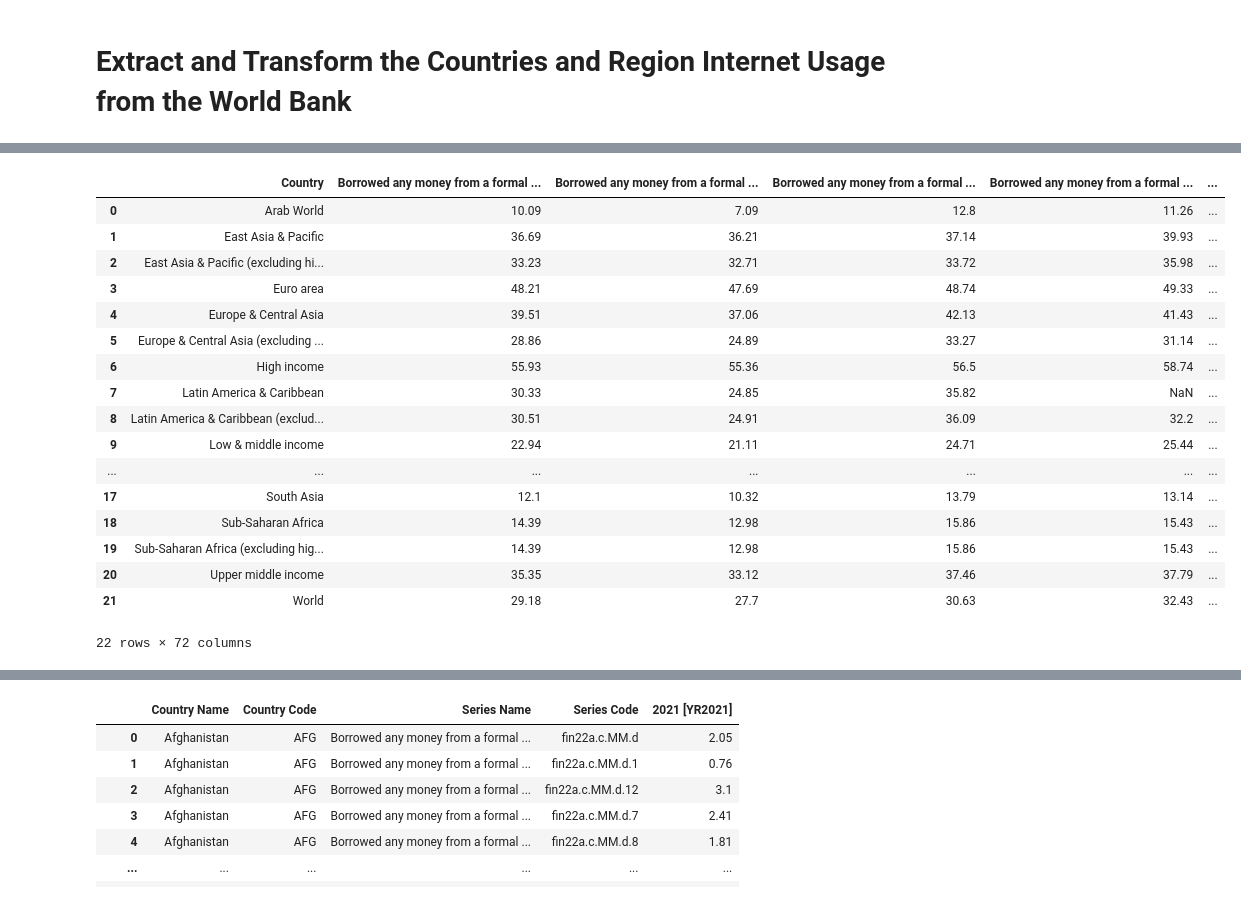
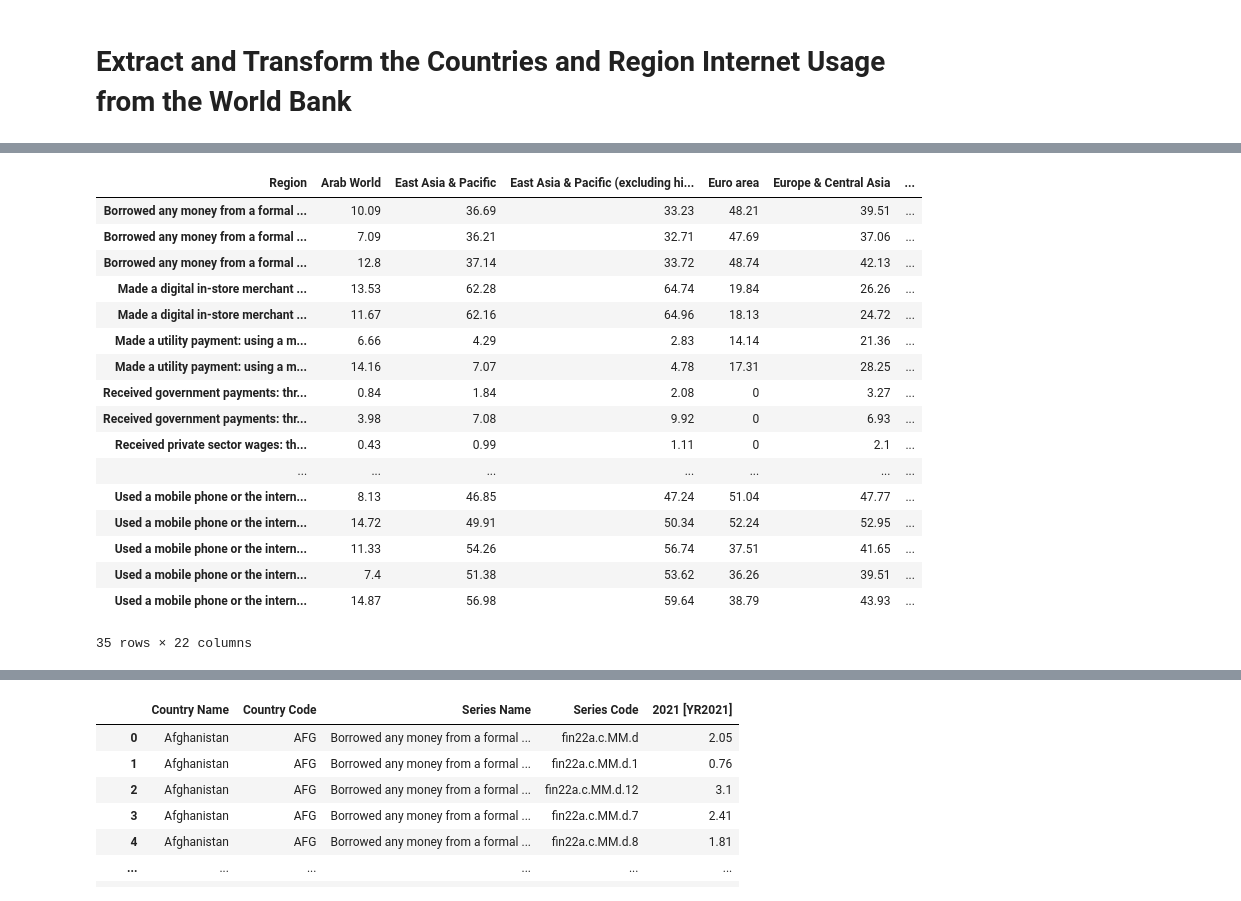
Before and after one commit to khadra1/Global-Connectivity, a Jupyter notebook: notebooks/cleaning_data.ipynb, the cells around one changed output, grey strips where cells are left out. Drawn from its saved outputs; the diff is of its cells as text; code cells hidden in the pictures.

Commit message:
submit button edited, data added

```diff
--- a/notebooks/cleaning_data.ipynb
+++ b/notebooks/cleaning_data.ipynb
@@ -333,33 +237,39 @@ global_regions = pd.read_excel('../Resources/data/Data_Extract_From_Global_Finan
 # %%
+# Reading the World Bank Regions excel file into DataFrame
+global_regions = pd.read_excel('../Resources/data/Data_Extract_From_Global_Financial_Inclusion_regions.xlsx',skipfooter=5 , sheet_name="Data")
+
 ## Remove the brackets and the duplicated value in the Year columns
 global_regions = global_regions.rename(columns={col: col.split('[')[0] for col in global_regions.columns})
 # Remove space in Year columns
 global_regions.columns = global_regions.columns.str.strip()
 # Drop unncessary columns
 global_regions.drop(columns=['Country Code', 'Series Code'],inplace=True)
 # Rename Country column
-global_regions.rename(columns={'Country Name': 'Country'}, inplace=True)
+global_regions.rename(columns={'Country Name': 'Region'}, inplace=True)
 # Turn Series Name rows into columns using Year column value as value
-world_bank_regions = global_regions.pivot(index='Country', columns='Series Name', values='2021')\
+regions_data= global_regions.pivot(index='Region', columns='Series Name', values='2021')\
             .reset_index()
-world_bank_regions.columns.name=None
-world_bank_regions
+regions_data.columns.name=None
+regions_data.set_index('Region',drop=True, inplace=True)
+regions_data=regions_data.transpose()
+regions_data
+# regions_data[['Arab World','World','Euro area']]
 # %% [output]
-|  | Country | Borrowed any money from a formal ... | Borrowed any money from a formal ... | Borrowed any money from a formal ... | Borrowed any money from a formal ... | ... |
-| 0 | Arab World | 10.09 | 7.09 | 12.8 | 11.26 | ... |
-| 1 | East Asia & Pacific | 36.69 | 36.21 | 37.14 | 39.93 | ... |
-| 2 | East Asia & Pacific (excluding hi... | 33.23 | 32.71 | 33.72 | 35.98 | ... |
-| 3 | Euro area | 48.21 | 47.69 | 48.74 | 49.33 | ... |
-| 4 | Europe & Central Asia | 39.51 | 37.06 | 42.13 | 41.43 | ... |
-| 5 | Europe & Central Asia (excluding ... | 28.86 | 24.89 | 33.27 | 31.14 | ... |
-| 6 | High income | 55.93 | 55.36 | 56.5 | 58.74 | ... |
-| 7 | Latin America & Caribbean | 30.33 | 24.85 | 35.82 | NaN | ... |
-| 8 | Latin America & Caribbean (exclud... | 30.51 | 24.91 | 36.09 | 32.2 | ... |
-| 9 | Low & middle income | 22.94 | 21.11 | 24.71 | 25.44 | ... |
+| Region | Arab World | East Asia & Pacific | East Asia & Pacific (excluding hi... | Euro area | Europe & Central Asia | ... |
+| Borrowed any money from a formal ... | 10.09 | 36.69 | 33.23 | 48.21 | 39.51 | ... |
+| Borrowed any money from a formal ... | 7.09 | 36.21 | 32.71 | 47.69 | 37.06 | ... |
+| Borrowed any money from a formal ... | 12.8 | 37.14 | 33.72 | 48.74 | 42.13 | ... |
+| Made a digital in-store merchant ... | 13.53 | 62.28 | 64.74 | 19.84 | 26.26 | ... |
+| Made a digital in-store merchant ... | 11.67 | 62.16 | 64.96 | 18.13 | 24.72 | ... |
+| Made a utility payment: using a m... | 6.66 | 4.29 | 2.83 | 14.14 | 21.36 | ... |
+| Made a utility payment: using a m... | 14.16 | 7.07 | 4.78 | 17.31 | 28.25 | ... |
+| Received government payments: thr... | 0.84 | 1.84 | 2.08 | 0 | 3.27 | ... |
+| Received government payments: thr... | 3.98 | 7.08 | 9.92 | 0 | 6.93 | ... |
+| Received private sector wages: th... | 0.43 | 0.99 | 1.11 | 0 | 2.1 | ... |
 | ... | ... | ... | ... | ... | ... | ... |
-| 17 | South Asia | 12.1 | 10.32 | 13.79 | 13.14 | ... |
-| 18 | Sub-Saharan Africa | 14.39 | 12.98 | 15.86 | 15.43 | ... |
-| 19 | Sub-Saharan Africa (excluding hig... | 14.39 | 12.98 | 15.86 | 15.43 | ... |
-| 20 | Upper middle income | 35.35 | 33.12 | 37.46 | 37.79 | ... |
-| 21 | World | 29.18 | 27.7 | 30.63 | 32.43 | ... |
+| Used a mobile phone or the intern... | 8.13 | 46.85 | 47.24 | 51.04 | 47.77 | ... |
+| Used a mobile phone or the intern... | 14.72 | 49.91 | 50.34 | 52.24 | 52.95 | ... |
+| Used a mobile phone or the intern... | 11.33 | 54.26 | 56.74 | 37.51 | 41.65 | ... |
+| Used a mobile phone or the intern... | 7.4 | 51.38 | 53.62 | 36.26 | 39.51 | ... |
+| Used a mobile phone or the intern... | 14.87 | 56.98 | 59.64 | 38.79 | 43.93 | ... |
-22 rows × 72 columns
+35 rows × 22 columns
```
Also changed, not shown: parts of 19 cells of this notebook, 8 other files.
